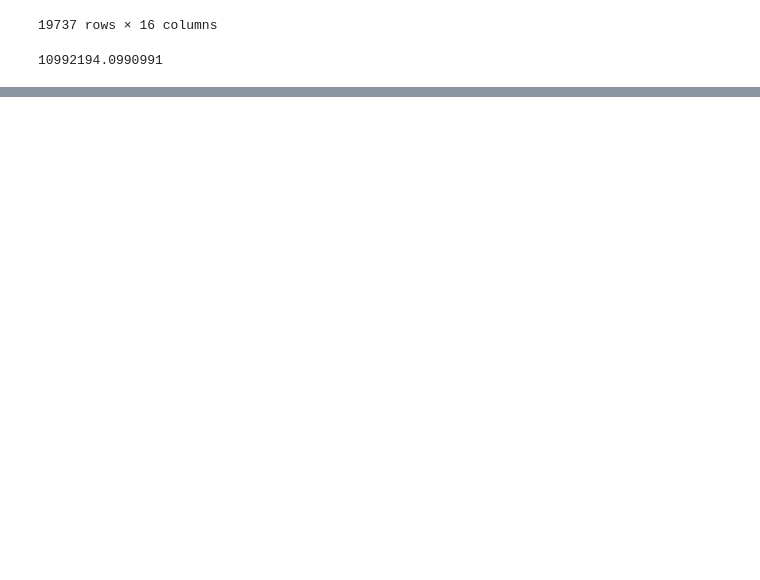
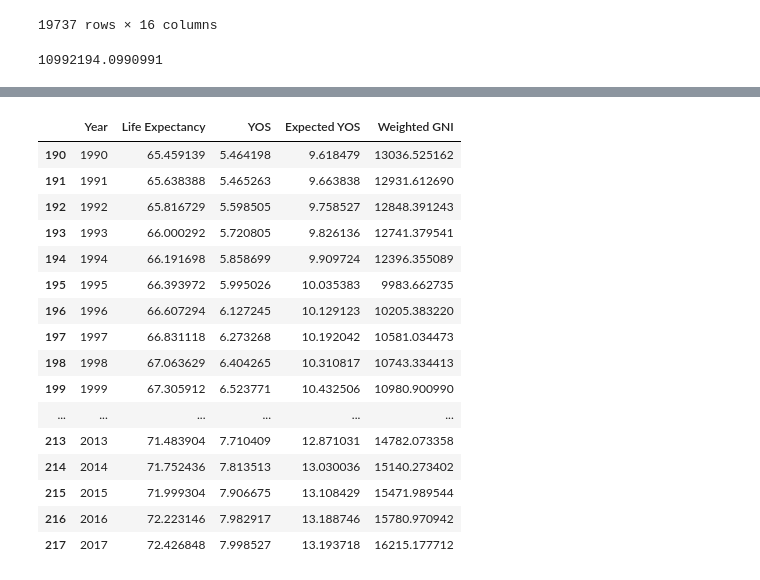
Before and after one commit to jcarballo1/cs5395-project1, a Jupyter notebook: Project1_V2.ipynb, the cells around one changed output, grey strips where cells are left out. Drawn from its saved outputs; the diff is of its cells as text; code cells hidden in the pictures; blank space fills up the shorter version.

Commit message:
have yearly world values

```diff
--- a/Project1_V2.ipynb
+++ b/Project1_V2.ipynb
@@ -259,0 +242,19 @@ factors
+# %%
+for year in range(1800, 2020):
+    factors['Weighted Life Expectancy'].loc[(factors['Year'] == year) & (pd.notna(factors['Life expectancy']))] = (
+        factors['Life expectancy'].loc[(factors['Year'] == year) & (pd.notna(factors['Life expectancy']))]
+        * factors['Life Expectancy Weight'].loc[(factors['Year'] == year) & (pd.notna(factors['Life expectancy']))])
+
+
+    factors['Weighted YOS'].loc[(factors['Year'] == year) & (pd.notna(factors['Average Total Years of Schooling for Adult Population (Lee-Lee (2016), Barro-Lee (2018) and UNDP (2018))']))] = (
+        factors['Average Total Years of Schooling for Adult Population (Lee-Lee (2016), Barro-Lee (2018) and UNDP (2018))'].loc[(factors['Year'] == year) & (pd.notna(factors['Average Total Years of Schooling for Adult Population (Lee-Lee (2016), Barro-Lee (2018) and UNDP (2018))']))]
+        * factors['YOS Weight'].loc[(factors['Year'] == year) & (pd.notna(factors['Average Total Years of Schooling for Adult Population (Lee-Lee (2016), Barro-Lee (2018) and UNDP (2018))']))])
+
+
+    factors['Weighted Expected YOS'].loc[(factors['Year'] == year) & (pd.notna(factors['Expected Years of Schooling (years)']))] = (
+        factors['Expected Years of Schooling (years)'].loc[(factors['Year'] == year) & (pd.notna(factors['Expected Years of Schooling (years)']))]
+        * factors['Expected YOS Weight'].loc[(factors['Year'] == year) & (pd.notna(factors['Expected Years of Schooling (years)']))])
+
+    factors['Weighted GNI'].loc[(factors['Year'] == year) & (pd.notna(factors['GNI per capita, PPP (constant 2017 international $)']))] = (
+        factors['GNI per capita, PPP (constant 2017 international $)'].loc[(factors['Year'] == year) & (pd.notna(factors['GNI per capita, PPP (constant 2017 international $)']))]
+        * factors['GNI Weight'].loc[(factors['Year'] == year) & (pd.notna(factors['GNI per capita, PPP (constant 2017 international $)']))])
@@ -259,0 +277,14 @@ factors
+# %%
+column_names = ['Year', 'Life Expectancy', 'YOS', 'Expected YOS', 'Weighted GNI']
+world_values = pd.DataFrame(columns = column_names)
+
+for year in range(1800, 2020):
+    life_expectancy = factors['Weighted Life Expectancy'].loc[factors['Year'] == year].mean(skipna = True)
+    yos = factors['Weighted YOS'].loc[factors['Year'] == year].mean(skipna = True)
+    expected_yos = factors['Weighted Expected YOS'].loc[factors['Year'] == year].mean(skipna = True)
+    weighted_GNI = factors['Weighted GNI'].loc[factors['Year'] == year].mean(skipna = True)
+    # print( "Year: ", year, " Life exp: ", life_expectancy, " YOS: ", yos, " Expected YOS: ", expected_yos, " Weighted GNI: ", weighted_GNI)
+
+    world_values = world_values.append({'Year' : year, 'Life Expectancy' : life_expectancy, 'YOS': yos,
+                                       'Expected YOS' : expected_yos, 'Weighted GNI': weighted_GNI},
+                ignore_index = True)
@@ -259,0 +307,2 @@ factors
+# %%
+world_values['Year'] = world_values['Year'].astype(int)
@@ -259,0 +325,22 @@ factors
+# %%
+world_values = world_values.dropna()
+# %%
+world_values
+# %% [output]
+|  | Year | Life Expectancy | YOS | Expected YOS | Weighted GNI |
+| 190 | 1990 | 65.459139 | 5.464198 | 9.618479 | 13036.525162 |
+| 191 | 1991 | 65.638388 | 5.465263 | 9.663838 | 12931.612690 |
+| 192 | 1992 | 65.816729 | 5.598505 | 9.758527 | 12848.391243 |
+| 193 | 1993 | 66.000292 | 5.720805 | 9.826136 | 12741.379541 |
+| 194 | 1994 | 66.191698 | 5.858699 | 9.909724 | 12396.355089 |
+| 195 | 1995 | 66.393972 | 5.995026 | 10.035383 | 9983.662735 |
+| 196 | 1996 | 66.607294 | 6.127245 | 10.129123 | 10205.383220 |
+| 197 | 1997 | 66.831118 | 6.273268 | 10.192042 | 10581.034473 |
+| 198 | 1998 | 67.063629 | 6.404265 | 10.310817 | 10743.334413 |
+| 199 | 1999 | 67.305912 | 6.523771 | 10.432506 | 10980.900990 |
+| ... | ... | ... | ... | ... | ... |
+| 213 | 2013 | 71.483904 | 7.710409 | 12.871031 | 14782.073358 |
+| 214 | 2014 | 71.752436 | 7.813513 | 13.030036 | 15140.273402 |
+| 215 | 2015 | 71.999304 | 7.906675 | 13.108429 | 15471.989544 |
+| 216 | 2016 | 72.223146 | 7.982917 | 13.188746 | 15780.970942 |
+| 217 | 2017 | 72.426848 | 7.998527 | 13.193718 | 16215.177712 |
```
Also changed, not shown: parts of 12 cells of this notebook.
